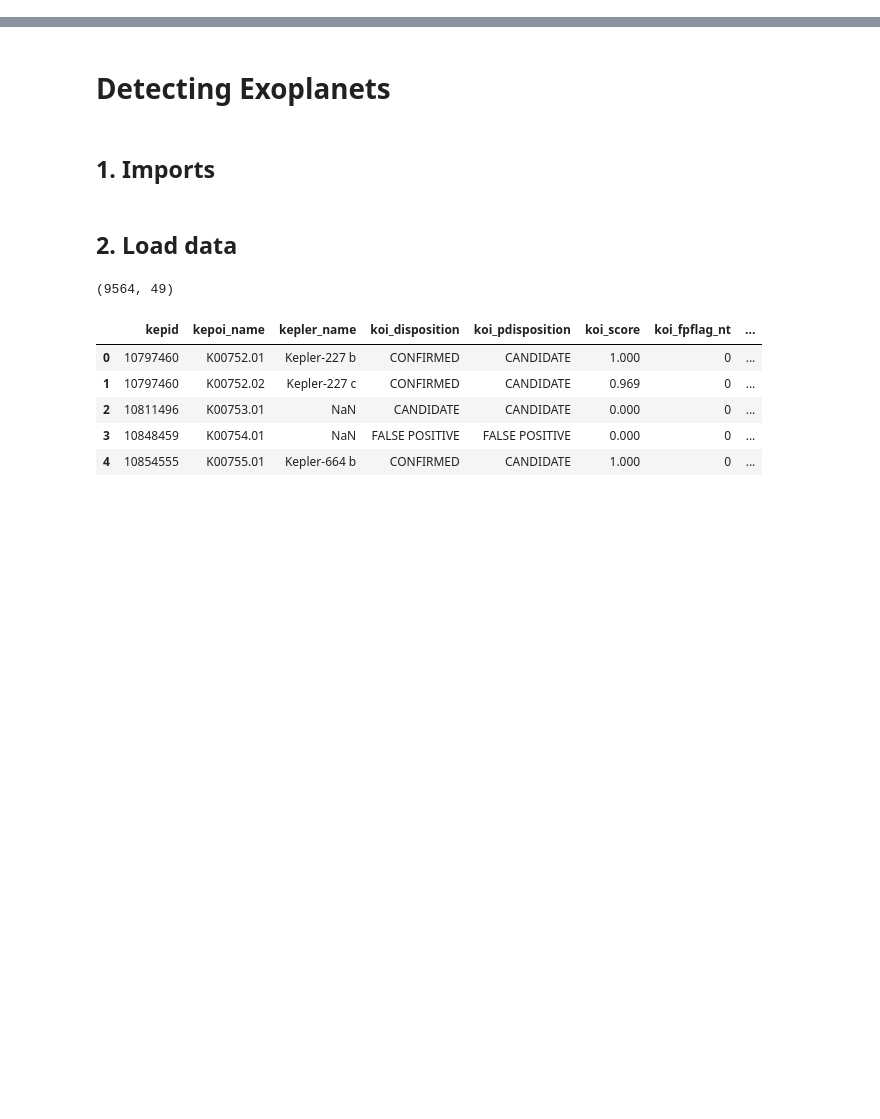
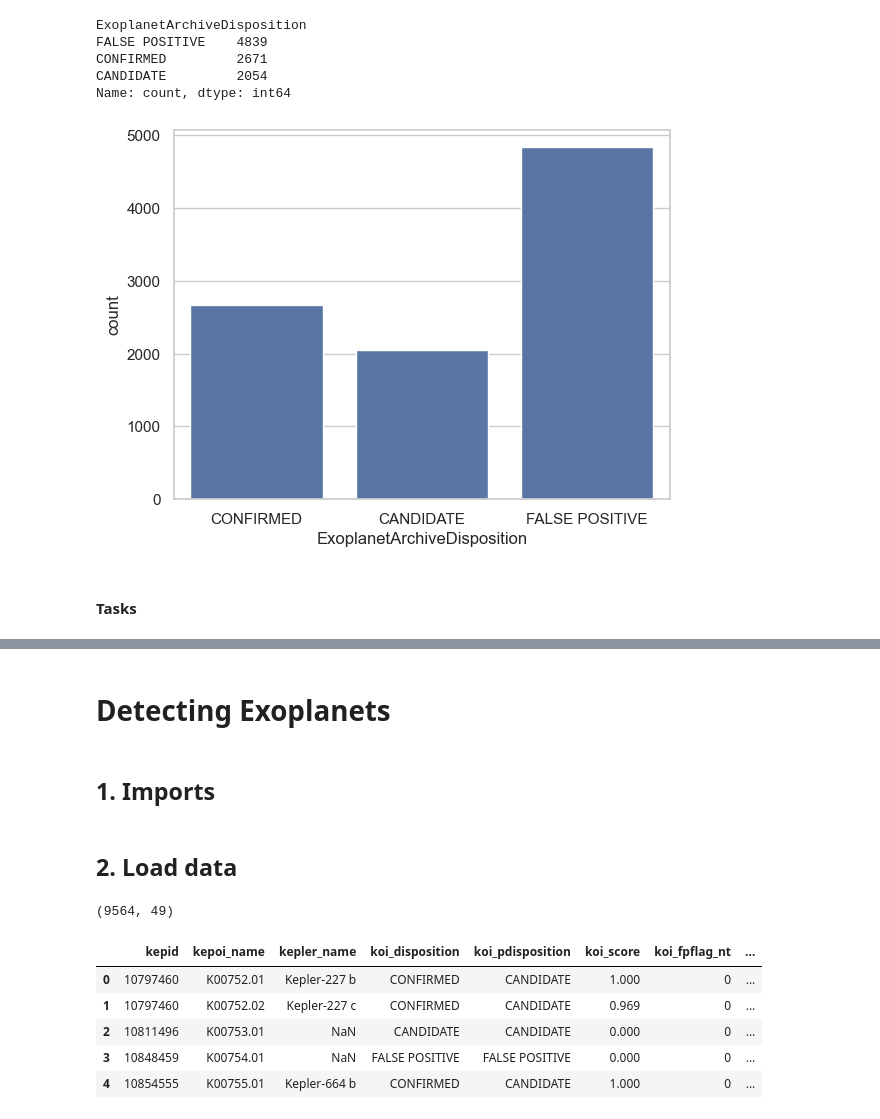
Before and after one commit to Piotr-Gala/MAL1-LAB, a Jupyter notebook: Assignments/Assignment4/4. Detecting Exoplanets.ipynb, the cells around one changed output, grey strips where cells are left out. Saved outputs shown, nothing was run; the diff lists cells and outputs as text; code cells hidden in the pictures; blank space fills up the shorter version.

```diff
--- a/Assignment 4/4. Detecting Exoplanets.ipynb
+++ b/Assignments/Assignment4/4. Detecting Exoplanets.ipynb
@@ -0,0 +217,12 @@
+# %%
+sns.countplot(x= exoplanet_df['ExoplanetArchiveDisposition'])
+print(exoplanet_df['ExoplanetArchiveDisposition'].value_counts())
+# %% [output]
+ExoplanetArchiveDisposition
+FALSE POSITIVE    4839
+CONFIRMED         2671
+CANDIDATE         2054
+Name: count, dtype: int64
+[figure, added]
+# %% [markdown]
+#### Tasks
```
Also changed, not shown: parts of 31 cells of this notebook, 28 other files.
